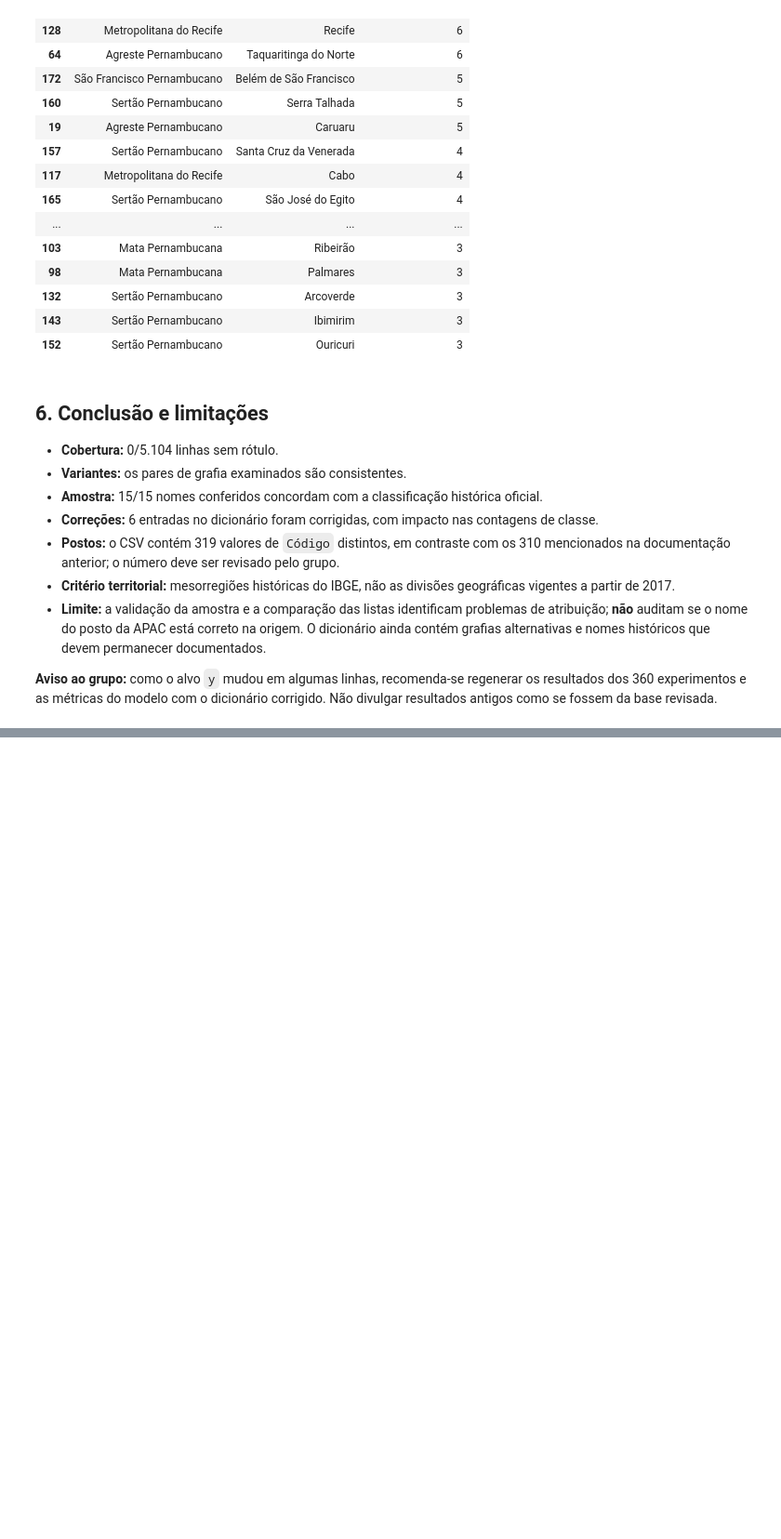
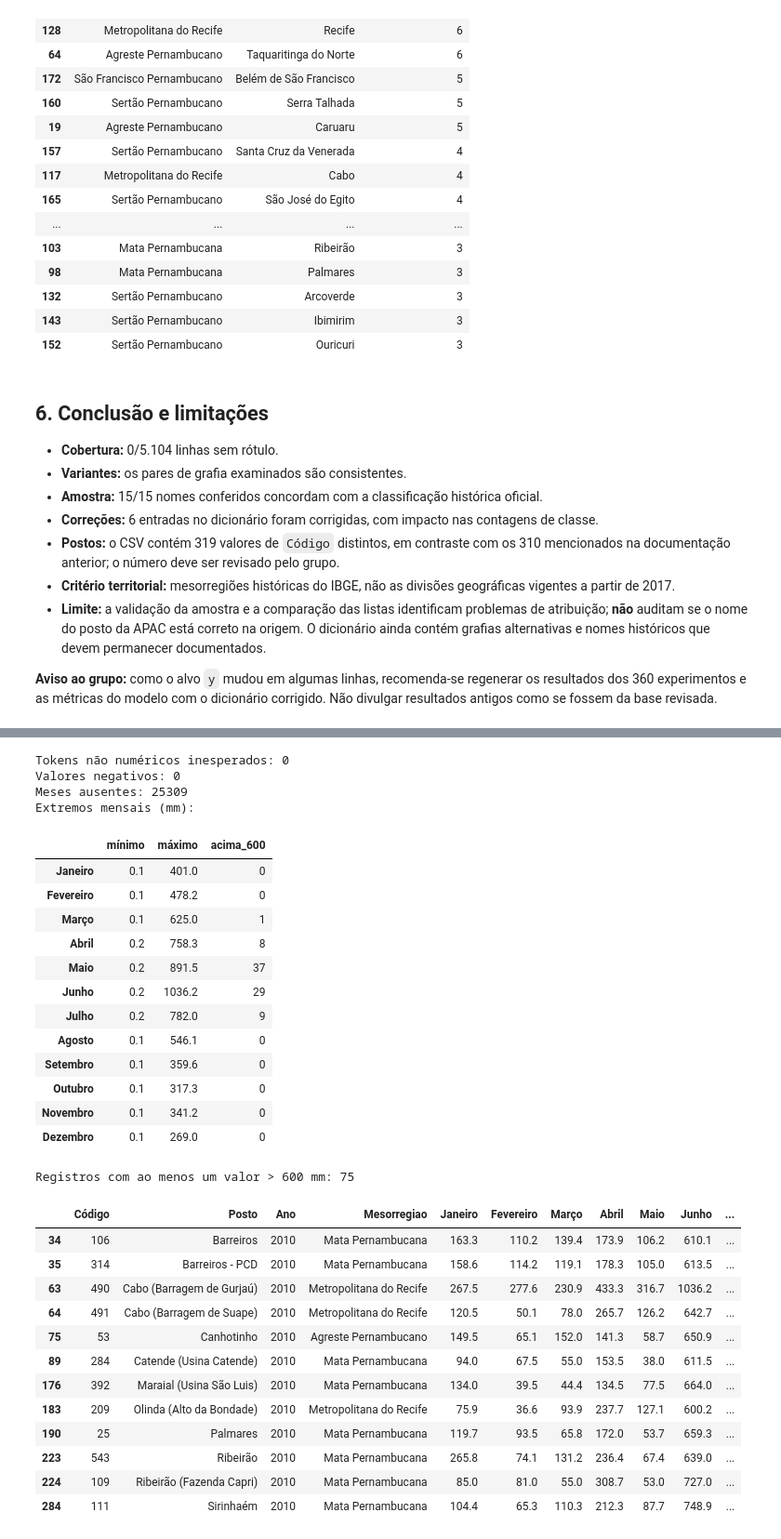
Before and after one commit to mateuscresp/CienciaDados-Equipe5-Projeto, a Jupyter notebook: notebooks/05_Limpeza.ipynb, the cells around one changed output, grey strips where cells are left out. Shown at 93% size. Cells and saved outputs as stored; diff of their text form; code cells hidden in the pictures; blank space fills up the shorter version.

Commit message:
feat: analisa valores incorretos duplicatas e outliers

```diff
--- a/notebooks/05_Limpeza.ipynb
+++ b/notebooks/05_Limpeza.ipynb
@@ -211,0 +217,14 @@ Municípios/nomes com mais de um posto: 64
+# %%
+from data import MESES
+import numpy as np
+import pandas as pd
+from sklearn.model_selection import StratifiedGroupKFold, cross_validate, cross_val_predict
+from sklearn.metrics import classification_report
+from sklearn.impute import SimpleImputer
+from sklearn.preprocessing import StandardScaler, FunctionTransformer
+from sklearn.neighbors import KNeighborsClassifier
+from sklearn.pipeline import Pipeline
+
+# Os códigos acima já definiram ROOT, df e MESES; relê-se o arquivo bruto para checagens lexicais.
+bruto = pd.read_csv(next((ROOT/'data'/'raw').glob('*.csv')))
+print('Dimensão:', bruto.shape)
@@ -211,0 +237,47 @@ Municípios/nomes com mais de um posto: 64
+# %%
+valores_brutos = bruto[MESES].astype(str).apply(lambda c: c.str.strip())
+faltantes = valores_brutos.eq('-') | valores_brutos.eq('') | valores_brutos.eq('nan')
+convertido = valores_brutos.apply(lambda c: pd.to_numeric(c.str.replace(',', '.', regex=False), errors='coerce'))
+nao_numericos_inesperados = (~faltantes) & convertido.isna()
+negativos = convertido.lt(0)
+print('Tokens não numéricos inesperados:', int(nao_numericos_inesperados.sum().sum()))
+print('Valores negativos:', int(negativos.sum().sum()))
+print('Meses ausentes:', int(faltantes.sum().sum()))
+print('Extremos mensais (mm):')
+display(pd.DataFrame({'mínimo': convertido.min(), 'máximo': convertido.max(),
+                      'acima_600': convertido.gt(600).sum()}).round(1))
+picos = df.loc[df[MESES].gt(600).any(axis=1), ['Código','Posto','Ano','Mesorregiao']+MESES]
+print('Registros com ao menos um valor > 600 mm:', len(picos))
+display(picos.head(12))
+# %% [output]
+Tokens não numéricos inesperados: 0
+Valores negativos: 0
+Meses ausentes: 25309
+Extremos mensais (mm):
+|  | mínimo | máximo | acima_600 |
+| Janeiro | 0.1 | 401.0 | 0 |
+| Fevereiro | 0.1 | 478.2 | 0 |
+| Março | 0.1 | 625.0 | 1 |
+| Abril | 0.2 | 758.3 | 8 |
+| Maio | 0.2 | 891.5 | 37 |
+| Junho | 0.2 | 1036.2 | 29 |
+| Julho | 0.2 | 782.0 | 9 |
+| Agosto | 0.1 | 546.1 | 0 |
+| Setembro | 0.1 | 359.6 | 0 |
+| Outubro | 0.1 | 317.3 | 0 |
+| Novembro | 0.1 | 341.2 | 0 |
+| Dezembro | 0.1 | 269.0 | 0 |
+Registros com ao menos um valor > 600 mm: 75
+|  | Código | Posto | Ano | Mesorregiao | Janeiro | Fevereiro | Março | Abril | Maio | Junho | ... |
+| 34 | 106 | Barreiros | 2010 | Mata Pernambucana | 163.3 | 110.2 | 139.4 | 173.9 | 106.2 | 610.1 | ... |
+| 35 | 314 | Barreiros - PCD | 2010 | Mata Pernambucana | 158.6 | 114.2 | 119.1 | 178.3 | 105.0 | 613.5 | ... |
+| 63 | 490 | Cabo (Barragem de Gurjaú) | 2010 | Metropolitana do Recife | 267.5 | 277.6 | 230.9 | 433.3 | 316.7 | 1036.2 | ... |
+| 64 | 491 | Cabo (Barragem de Suape) | 2010 | Metropolitana do Recife | 120.5 | 50.1 | 78.0 | 265.7 | 126.2 | 642.7 | ... |
+| 75 | 53 | Canhotinho | 2010 | Agreste Pernambucano | 149.5 | 65.1 | 152.0 | 141.3 | 58.7 | 650.9 | ... |
+| 89 | 284 | Catende (Usina Catende) | 2010 | Mata Pernambucana | 94.0 | 67.5 | 55.0 | 153.5 | 38.0 | 611.5 | ... |
+| 176 | 392 | Maraial (Usina São Luis) | 2010 | Mata Pernambucana | 134.0 | 39.5 | 44.4 | 134.5 | 77.5 | 664.0 | ... |
+| 183 | 209 | Olinda (Alto da Bondade) | 2010 | Metropolitana do Recife | 75.9 | 36.6 | 93.9 | 237.7 | 127.1 | 600.2 | ... |
+| 190 | 25 | Palmares | 2010 | Mata Pernambucana | 119.7 | 93.5 | 65.8 | 172.0 | 53.7 | 659.3 | ... |
+| 223 | 543 | Ribeirão | 2010 | Mata Pernambucana | 265.8 | 74.1 | 131.2 | 236.4 | 67.4 | 639.0 | ... |
+| 224 | 109 | Ribeirão (Fazenda Capri) | 2010 | Mata Pernambucana | 85.0 | 81.0 | 55.0 | 308.7 | 53.0 | 727.0 | ... |
+| 284 | 111 | Sirinhaém | 2010 | Mata Pernambucana | 104.4 | 65.3 | 110.3 | 212.3 | 87.7 | 748.9 | ... |
```
Also changed, not shown: parts of 10 cells of this notebook, 1 other file.
